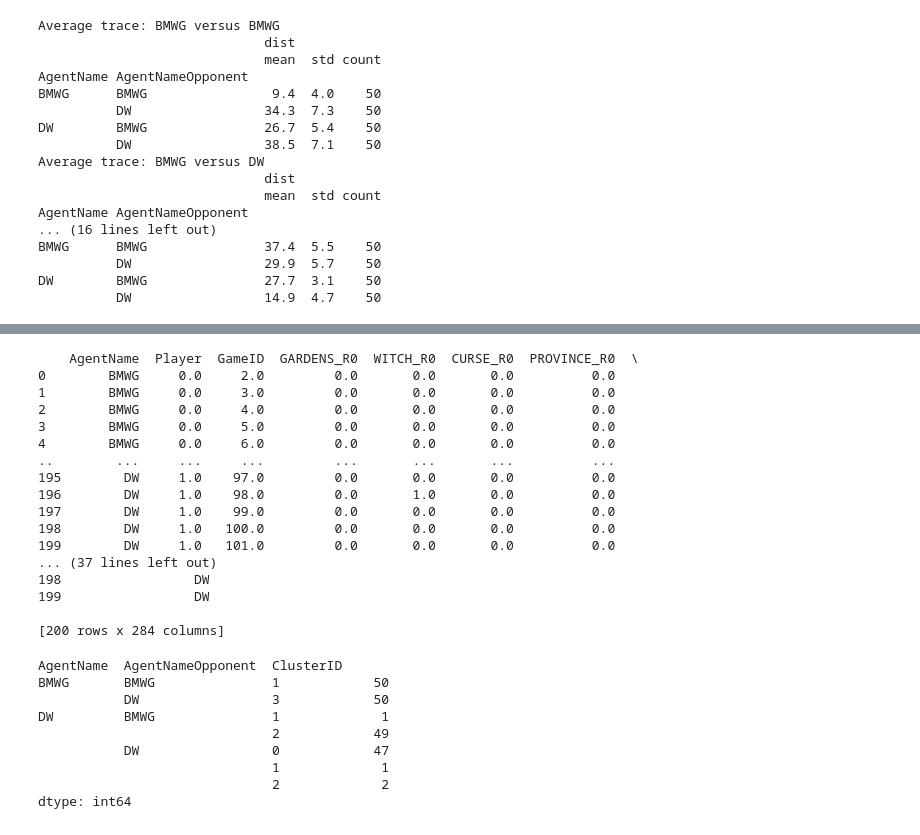
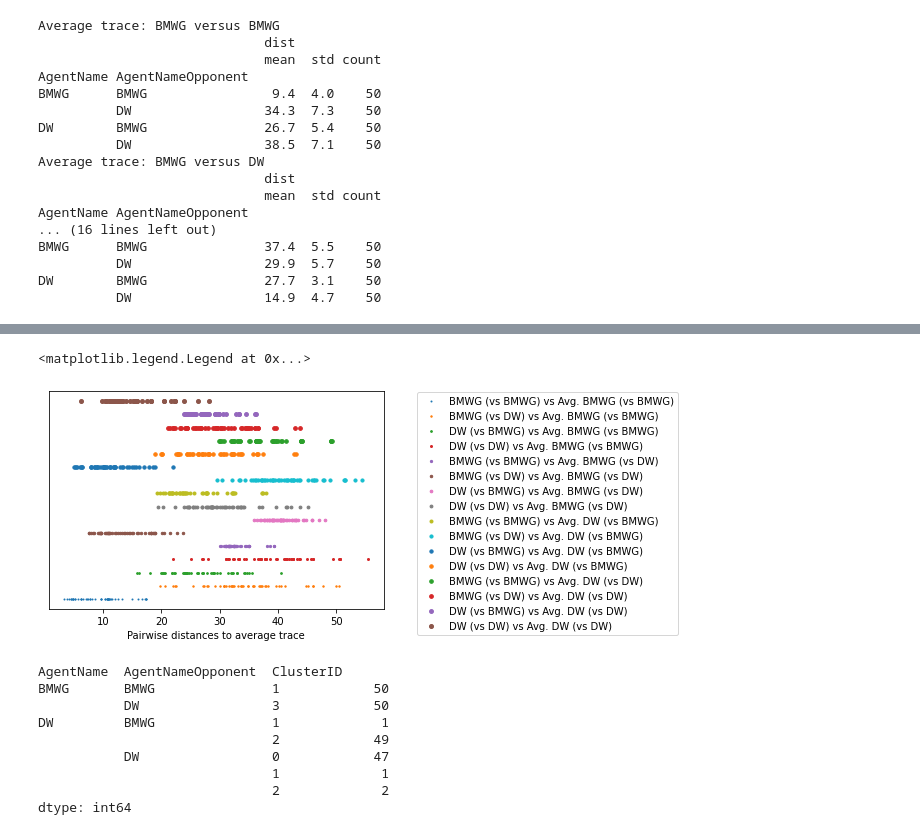
Before and after one commit to owenant/DominionPlayTraceClustering, a Jupyter notebook: PlayTraceAnalysisFromTAG.ipynb, the cells around one changed output, grey strips where cells are left out. Cells and saved outputs as stored; diff of their text form; code cells hidden in the pictures.

```diff
--- a/PlayTraceAnalysisFromTAG.ipynb
+++ b/PlayTraceAnalysisFromTAG.ipynb
@@ -514,18 +514,3 @@ BMWG      BMWG               37.4  5.5    50
           DW                 29.9  5.7    50
 DW        BMWG               27.7  3.1    50
           DW                 14.9  4.7    50
-# %%
-#plot distances to average traces along the real line and colour coded
-count = 0;
-for avg_trace_label in distances_to_avgs_dict:
-    player, opp = avg_trace_label
-    df = distances_to_avgs_dict[avg_trace_label]
-    for name, group in df.groupby(['AgentName', 'AgentNameOpponent']):
-        agent, agentopp = name
-        leg_label = agent + " opp " + agentopp + " vs Avg. " + player + " (versus) " + opp
-        plt.scatter(group['dist'], [count * 0.01] * group['dist'].shape[0], s = count + 1, label = leg_label)
-        count += 1
-
-plt.yticks([])
-plt.xlabel('Pairwise distances to average trace')
-plt.legend(loc = (1.1,0.23))
@@ -535,23 +517,21 @@ plt.legend(loc = (1.1,0.23))
-# %%
-print(extended_traces_flat)
-# %% [output]
-    AgentName  Player  GameID  GARDENS_R0  WITCH_R0  CURSE_R0  PROVINCE_R0  \
-0        BMWG     0.0     2.0         0.0       0.0       0.0          0.0
-1        BMWG     0.0     3.0         0.0       0.0       0.0          0.0
-2        BMWG     0.0     4.0         0.0       0.0       0.0          0.0
-3        BMWG     0.0     5.0         0.0       0.0       0.0          0.0
-4        BMWG     0.0     6.0         0.0       0.0       0.0          0.0
-..        ...     ...     ...         ...       ...       ...          ...
-195        DW     1.0    97.0         0.0       0.0       0.0          0.0
-196        DW     1.0    98.0         0.0       1.0       0.0          0.0
-197        DW     1.0    99.0         0.0       0.0       0.0          0.0
-198        DW     1.0   100.0         0.0       0.0       0.0          0.0
-199        DW     1.0   101.0         0.0       0.0       0.0          0.0
-... (37 lines left out)
-198                 DW
-199                 DW
-
-[200 rows x 284 columns]
+# %%
+#plot distances to average traces along the real line and colour coded
+count = 0;
+for avg_trace_label in distances_to_avgs_dict:
+    player, opp = avg_trace_label
+    df = distances_to_avgs_dict[avg_trace_label]
+    for name, group in df.groupby(['AgentName', 'AgentNameOpponent']):
+        agent, agentopp = name
+        leg_label = agent + " (vs " + agentopp + ") vs Avg. " + player + " (vs " + opp + ")"
+        plt.scatter(group['dist'], [count * 0.01] * group['dist'].shape[0], s = count + 1, label = leg_label)
+        count += 1
+
+plt.yticks([])
+plt.xlabel('Pairwise distances to average trace')
+plt.legend(loc = (1.1,-0.12))
+# %% [output]
+<matplotlib.legend.Legend at 0x...>
+[figure, added]
 # %%
 #next we want to apply k-means clustering with (euclidean distance measure) on our set of traces to see if we can
 #identify BM and DW strategies without apriori knowledge of their existence.
```
Also changed, not shown: parts of 8 cells of this notebook.
